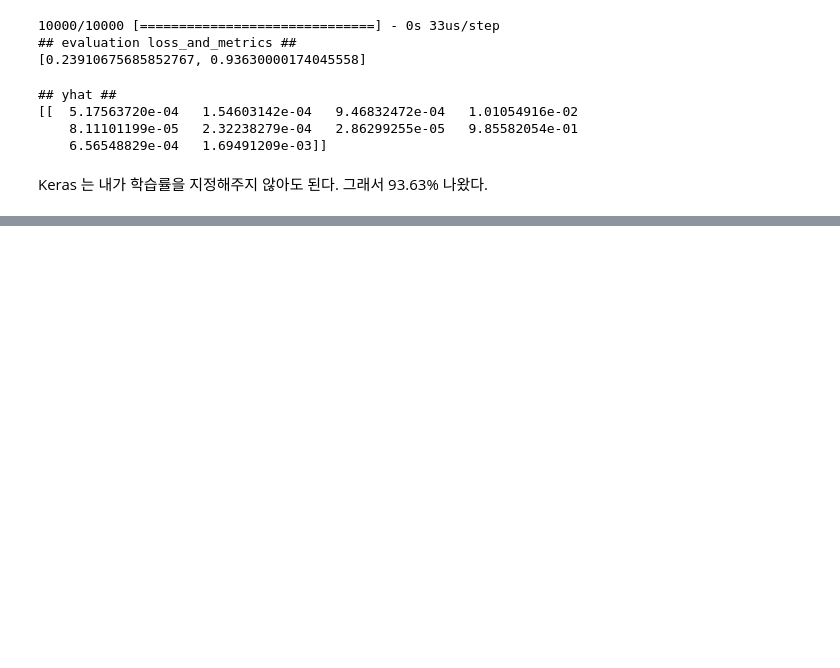
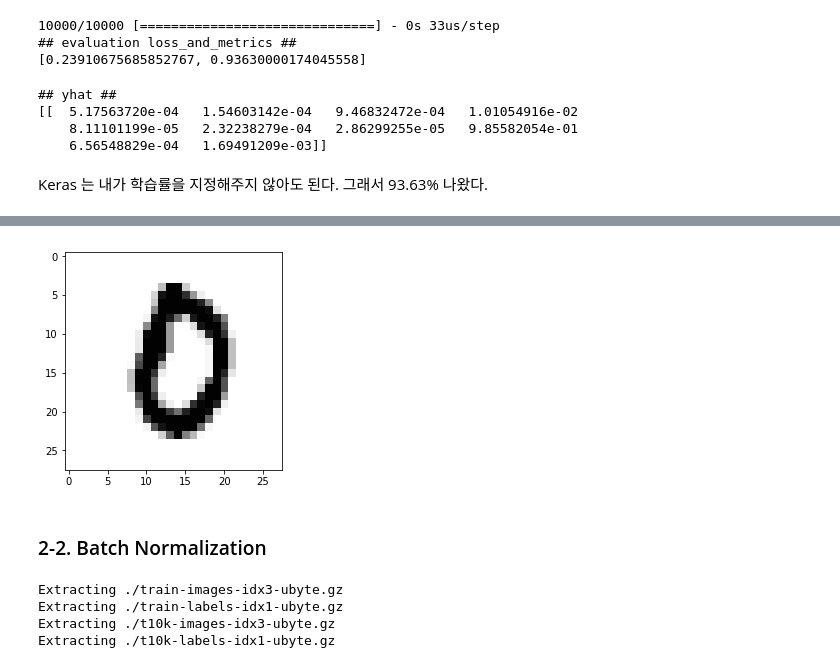
Before and after one commit to anolab/deeplearning1, a Jupyter notebook: 3rd/5. Neural Network(2) - MNIST.ipynb, the cells around one changed output, grey strips where cells are left out. Saved outputs shown, nothing was run; the diff lists cells and outputs as text; code cells hidden in the pictures; blank space fills up the shorter version.

```diff
--- a/3rd/5. Neural Network(2) - MNIST.ipynb
+++ b/3rd/5. Neural Network(2) - MNIST.ipynb
@@ -197,0 +257,6 @@ Keras 는 내가 학습률을 지정해주지 않아도 된다. 그래서 93.63%
+# %%
+#3. cost function
+cost = tf.reduce_mean(tf.nn.softmax_cross_entropy_with_logits(logits=hypothesis, labels=Y))
+# %%
+#4. optimizer(Adam)
+optimizer = tf.train.AdamOptimizer(learning_rate=0.01).minimize(cost)
@@ -197,0 +265,57 @@ Keras 는 내가 학습률을 지정해주지 않아도 된다. 그래서 93.63%
+# %%
+#5. prediction tensor 정의
+# Test model
+is_correct = tf.equal(tf.argmax(hypothesis, 1), tf.argmax(Y, 1))
+# Calculate accuracy
+accuracy = tf.reduce_mean(tf.cast(is_correct, tf.float32))
+# %%
+#parameters
+training_epochs = 15
+batch_size = 100
+
+import random, time
+import matplotlib.pyplot as plt
+# %%
+with tf.Session() as sess:
+
+    # Initialize TensorFlow variables
+    sess.run(tf.global_variables_initializer())
+
+    # 6.학습 진행 Training cycle(15회 반복)
+    for epoch in range(training_epochs):
+        avg_cost = 0
+
+        #number of iterations
+        total_batch = int(mnist.train.num_examples / batch_size)
+
+        #1epoch
+        for i in range(total_batch):
+            batch_xs, batch_ys = mnist.train.next_batch(batch_size)
+            c, _, a = sess.run([cost, optimizer, accuracy], feed_dict={
+                            X: batch_xs, Y: batch_ys, keep_prob: 0.7})
+            avg_cost += c / total_batch
+
+        print('Epoch:', '%04d' % (epoch + 1),
+              'cost =', '{:.9f}'.format(avg_cost),
+              'accuray =', '{:.9f}'.format(a))
+
+    print("Learning finished")
+
+    # 7. Test the model using test sets
+    print("Accuracy: ", accuracy.eval(session=sess, feed_dict={
+          X: mnist.test.images, Y: mnist.test.labels, keep_prob: 1}))
+
+
+    #시각화
+    # Get one and predict
+    r = random.randint(0, mnist.test.num_examples - 1)
+    print("Label: ", sess.run(tf.argmax(mnist.test.labels[r:r + 1], 1)))
+    print("Prediction: ", sess.run(
+        tf.argmax(hypothesis, 1), feed_dict={X: mnist.test.images[r:r + 1], keep_prob: 1}))
+
+    plt.imshow(
+        mnist.test.images[r:r + 1].reshape(28, 28),
+        cmap='Greys',
+        interpolation='nearest')
+    plt.show()
+# %% [output]
@@ -197,0 +341,15 @@ Keras 는 내가 학습률을 지정해주지 않아도 된다. 그래서 93.63%
+[figure, added]
+# %% [markdown]
+### 2-2. Batch Normalization
+# %%
+import tensorflow as tf
+import matplotlib.pyplot as plt
+from tensorflow.examples.tutorials.mnist import input_data
+%matplotlib inline
+
+mnist = input_data.read_data_sets("./", one_hot=True)
+# %% [output]
+Extracting ./train-images-idx3-ubyte.gz
+Extracting ./train-labels-idx1-ubyte.gz
+Extracting ./t10k-images-idx3-ubyte.gz
+Extracting ./t10k-labels-idx1-ubyte.gz
```
Also changed, not shown: parts of 28 cells of this notebook, 4 other files.
